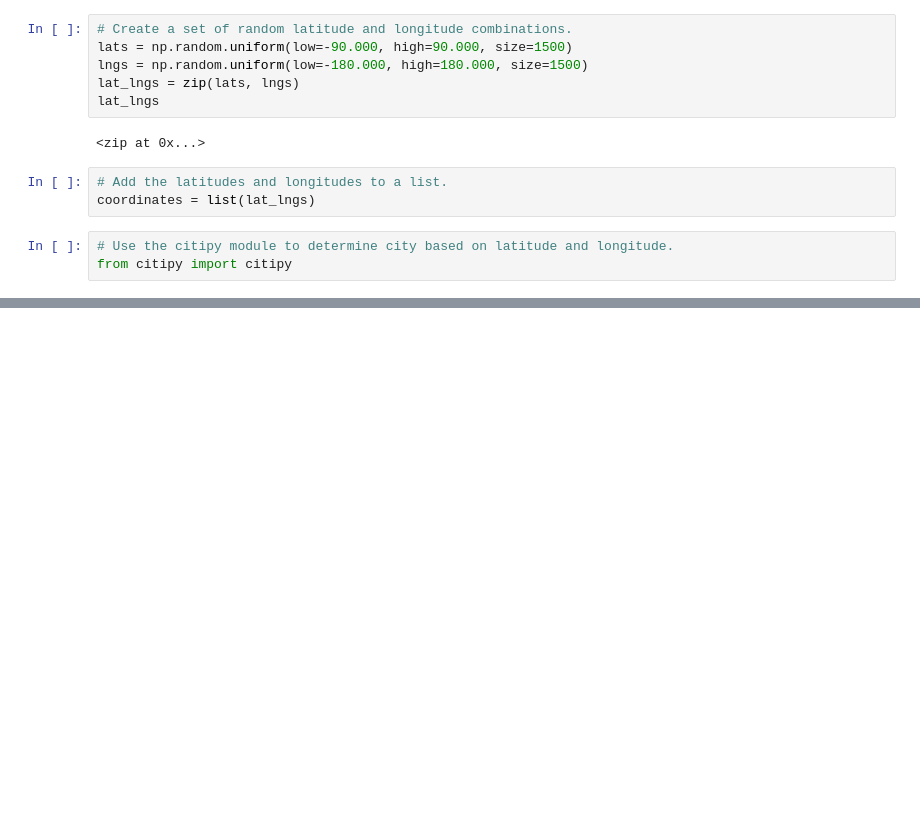
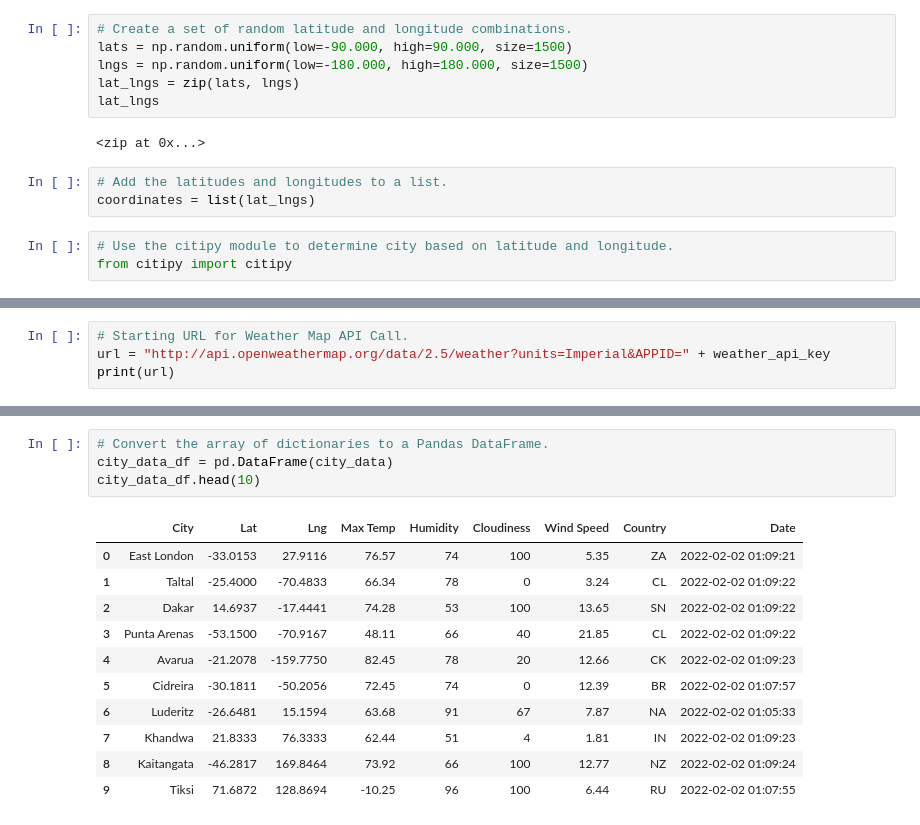
Before and after one commit to mlblake105/World_Weather_Analysis, a Jupyter notebook: WeatherPy.ipynb, the cells around one changed output, grey strips where cells are left out. Cells and saved outputs as stored; diff of their text form; blank space fills up the shorter version.

Commit message:
Weather data

```diff
--- a/WeatherPy.ipynb
+++ b/WeatherPy.ipynb
@@ -33,0 +40,4 @@ len(cities)
+# %%
+# Starting URL for Weather Map API Call.
+url = "http://api.openweathermap.org/data/2.5/weather?units=Imperial&APPID=" + weather_api_key
+print(url)
@@ -33,0 +130,16 @@ len(cities)
+# %%
+# Convert the array of dictionaries to a Pandas DataFrame.
+city_data_df = pd.DataFrame(city_data)
+city_data_df.head(10)
+# %% [output]
+|  | City | Lat | Lng | Max Temp | Humidity | Cloudiness | Wind Speed | Country | Date |
+| 0 | East London | -33.0153 | 27.9116 | 76.57 | 74 | 100 | 5.35 | ZA | 2022-02-02 01:09:21 |
+| 1 | Taltal | -25.4000 | -70.4833 | 66.34 | 78 | 0 | 3.24 | CL | 2022-02-02 01:09:22 |
+| 2 | Dakar | 14.6937 | -17.4441 | 74.28 | 53 | 100 | 13.65 | SN | 2022-02-02 01:09:22 |
+| 3 | Punta Arenas | -53.1500 | -70.9167 | 48.11 | 66 | 40 | 21.85 | CL | 2022-02-02 01:09:22 |
+| 4 | Avarua | -21.2078 | -159.7750 | 82.45 | 78 | 20 | 12.66 | CK | 2022-02-02 01:09:23 |
+| 5 | Cidreira | -30.1811 | -50.2056 | 72.45 | 74 | 0 | 12.39 | BR | 2022-02-02 01:07:57 |
+| 6 | Luderitz | -26.6481 | 15.1594 | 63.68 | 91 | 67 | 7.87 | NA | 2022-02-02 01:05:33 |
+| 7 | Khandwa | 21.8333 | 76.3333 | 62.44 | 51 | 4 | 1.81 | IN | 2022-02-02 01:09:23 |
+| 8 | Kaitangata | -46.2817 | 169.8464 | 73.92 | 66 | 100 | 12.77 | NZ | 2022-02-02 01:09:24 |
+| 9 | Tiksi | 71.6872 | 128.8694 | -10.25 | 96 | 100 | 6.44 | RU | 2022-02-02 01:07:55 |
```
Also changed, not shown: parts of 7 cells of this notebook, 3 other files.
